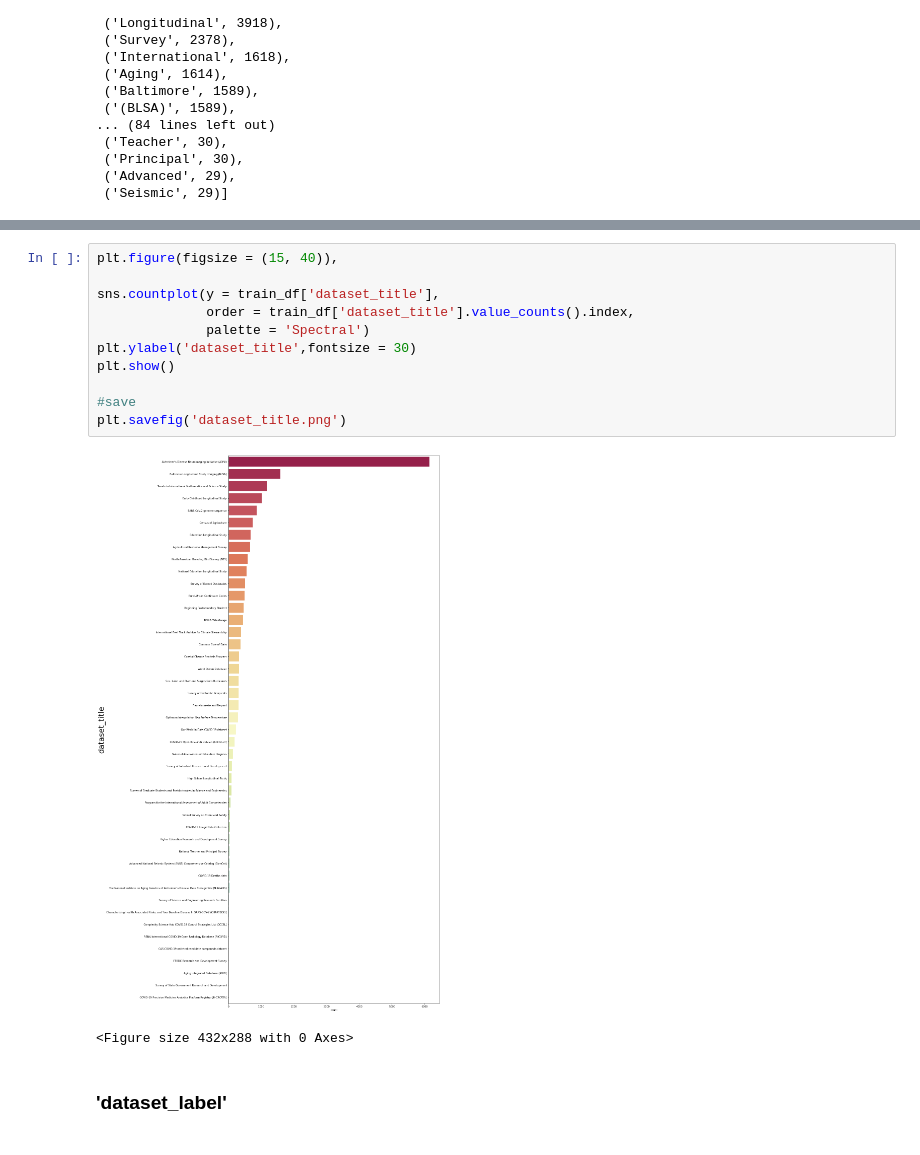
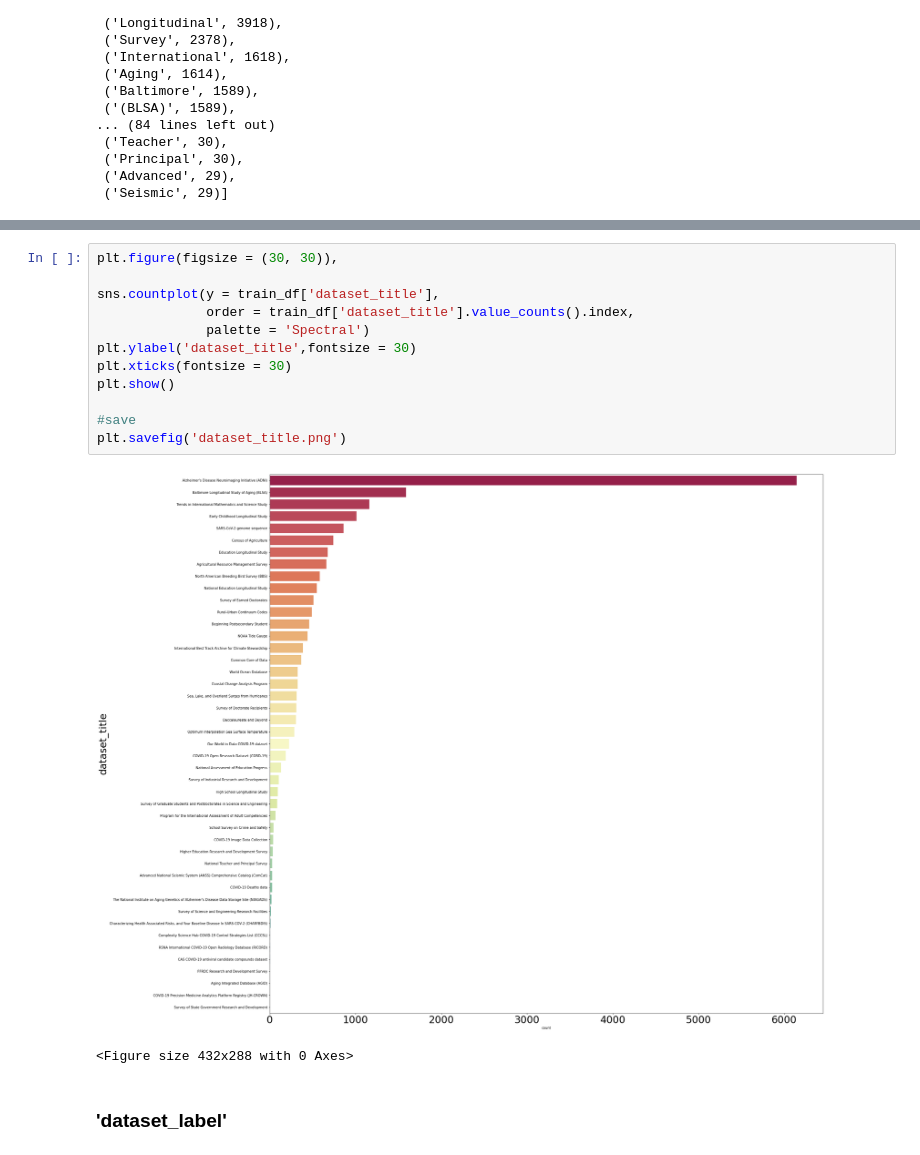
Before and after one commit to baotramduong/Portfolio_Project_NLP_Show_US_The_Data, a Jupyter notebook: EDA.ipynb, the cells around one changed output, grey strips where cells are left out. Drawn from its saved outputs; the diff is of its cells as text.

```diff
--- a/EDA.ipynb
+++ b/EDA.ipynb
@@ -623,16 +600,17 @@ plt.savefig('dataset_title_wordcloud.png')
 # %%
-plt.figure(figsize = (15, 40)),
+plt.figure(figsize = (30, 30)),
 
 sns.countplot(y = train_df['dataset_title'],
               order = train_df['dataset_title'].value_counts().index,
               palette = 'Spectral')
 plt.ylabel('dataset_title',fontsize = 30)
+plt.xticks(fontsize = 30)
 plt.show()
 
 #save
 plt.savefig('dataset_title.png')
 # %% [output]
-[figure, old version]
+[figure, new version]
 <Figure size 432x288 with 0 Axes>
 # %% [markdown]
 ### 'dataset_label'
```
Also changed, not shown: parts of 30 cells of this notebook.
